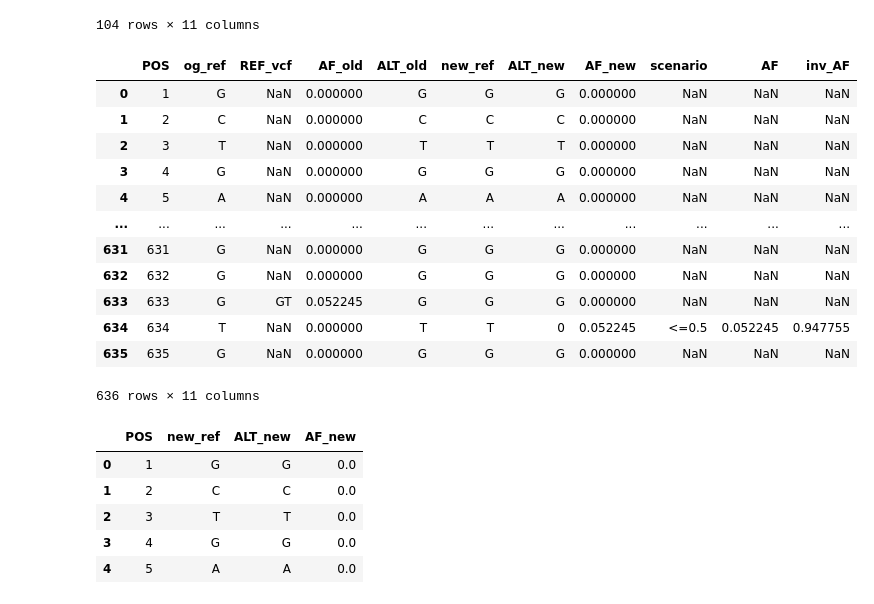
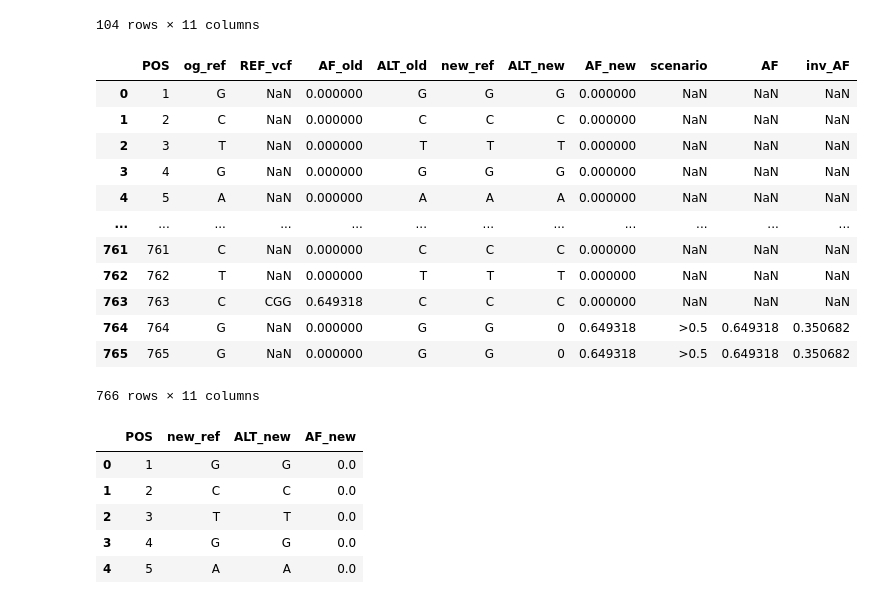
Before and after one commit to chowfi/Human-rDNA, a Jupyter notebook: notebooks/vcf_Reframe.ipynb, the cells around one changed output. Drawn from its saved outputs; the diff is of its cells as text; code cells hidden in the pictures.

```diff
--- a/notebooks/vcf_Reframe.ipynb
+++ b/notebooks/vcf_Reframe.ipynb
@@ -694,25 +694,24 @@ merged_updated_df.head(104)
 | 102 | 103 | G | GC | 0.987559 | G | G | G | 0.000000 | NaN | NaN | NaN |
 | 103 | 104 | C | NaN | 0.000000 | C | 0 | C | 0.012441 | >0.5 | 0.987559 | 0.012441 |
 104 rows × 11 columns
-# %%
-merged_updated_df.loc[merged_updated_df['scenario'] == '<=0.5', 'AF_new'] = merged_updated_df['AF']
-merged_updated_df.loc[merged_updated_df['scenario'] == '<=0.5', 'ALT_new'] = '0'
-
-merged_updated_df.head(636)
-# %% [output]
-|  | POS | og_ref | REF_vcf | AF_old | ALT_old | new_ref | ALT_new | AF_new | scenario | AF | inv_AF |
-| 0 | 1 | G | NaN | 0.000000 | G | G | G | 0.000000 | NaN | NaN | NaN |
-| 1 | 2 | C | NaN | 0.000000 | C | C | C | 0.000000 | NaN | NaN | NaN |
-| 2 | 3 | T | NaN | 0.000000 | T | T | T | 0.000000 | NaN | NaN | NaN |
-| 3 | 4 | G | NaN | 0.000000 | G | G | G | 0.000000 | NaN | NaN | NaN |
-| 4 | 5 | A | NaN | 0.000000 | A | A | A | 0.000000 | NaN | NaN | NaN |
-| ... | ... | ... | ... | ... | ... | ... | ... | ... | ... | ... | ... |
-| 631 | 631 | G | NaN | 0.000000 | G | G | G | 0.000000 | NaN | NaN | NaN |
-| 632 | 632 | G | NaN | 0.000000 | G | G | G | 0.000000 | NaN | NaN | NaN |
-| 633 | 633 | G | GT | 0.052245 | G | G | G | 0.000000 | NaN | NaN | NaN |
-| 634 | 634 | T | NaN | 0.000000 | T | T | 0 | 0.052245 | <=0.5 | 0.052245 | 0.947755 |
-| 635 | 635 | G | NaN | 0.000000 | G | G | G | 0.000000 | NaN | NaN | NaN |
-636 rows × 11 columns
+# %%
+merged_updated_df['ALT_new'] = merged_updated_df.apply(lambda x: '0' if pd.notna(x['inv_AF']) and x['new_ref']!='0'  else x['og_ref'], axis=1)
+merged_updated_df['AF_new'] = merged_updated_df.apply(lambda x: x['AF'] if pd.notna(x['inv_AF']) and x['ALT_new']=='0' else x['AF_new'], axis=1)
+merged_updated_df.head(766)
+# %% [output]
+|  | POS | og_ref | REF_vcf | AF_old | ALT_old | new_ref | ALT_new | AF_new | scenario | AF | inv_AF |
+| 0 | 1 | G | NaN | 0.000000 | G | G | G | 0.000000 | NaN | NaN | NaN |
+| 1 | 2 | C | NaN | 0.000000 | C | C | C | 0.000000 | NaN | NaN | NaN |
+| 2 | 3 | T | NaN | 0.000000 | T | T | T | 0.000000 | NaN | NaN | NaN |
+| 3 | 4 | G | NaN | 0.000000 | G | G | G | 0.000000 | NaN | NaN | NaN |
+| 4 | 5 | A | NaN | 0.000000 | A | A | A | 0.000000 | NaN | NaN | NaN |
+| ... | ... | ... | ... | ... | ... | ... | ... | ... | ... | ... | ... |
+| 761 | 761 | C | NaN | 0.000000 | C | C | C | 0.000000 | NaN | NaN | NaN |
+| 762 | 762 | T | NaN | 0.000000 | T | T | T | 0.000000 | NaN | NaN | NaN |
+| 763 | 763 | C | CGG | 0.649318 | C | C | C | 0.000000 | NaN | NaN | NaN |
+| 764 | 764 | G | NaN | 0.000000 | G | G | 0 | 0.649318 | >0.5 | 0.649318 | 0.350682 |
+| 765 | 765 | G | NaN | 0.000000 | G | G | 0 | 0.649318 | >0.5 | 0.649318 | 0.350682 |
+766 rows × 11 columns
 # %%
 merged_updated_df.drop(columns=['scenario','AF', 'inv_AF','REF_vcf', 'og_ref', 'AF_old', 'ALT_old'], inplace=True)
 
```
Also changed, not shown: parts of 5 cells of this notebook, 1 other file.
